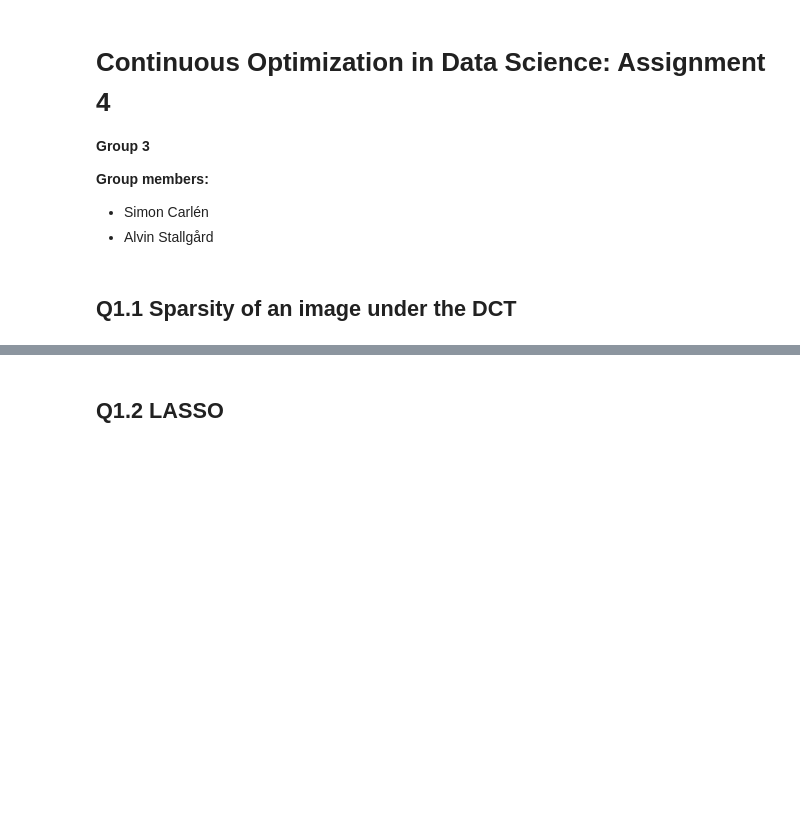
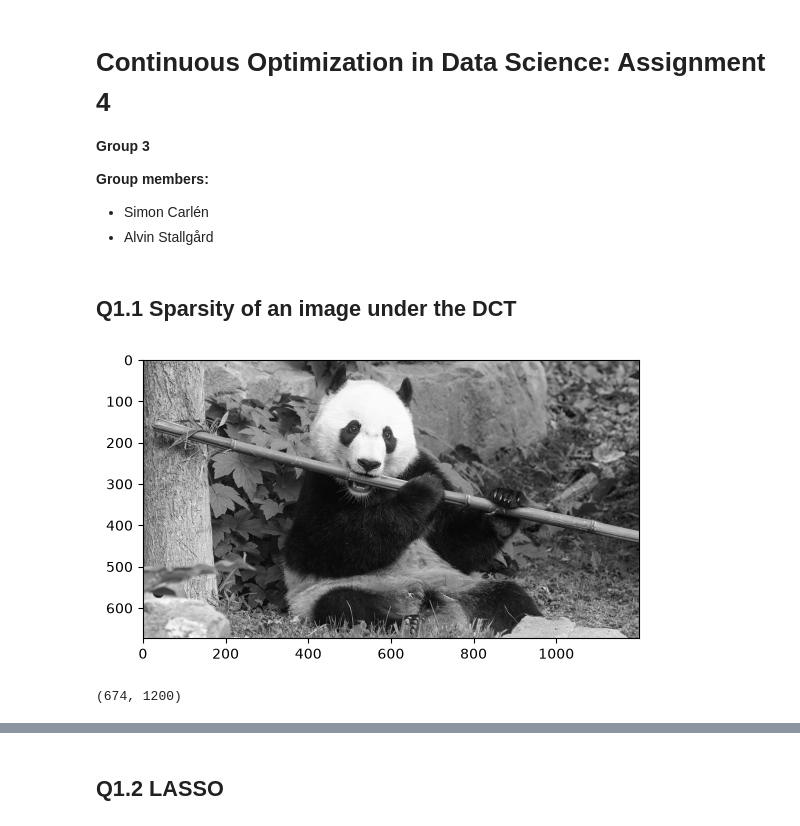
Before and after one commit to SimonC03/coding-playground, a Jupyter notebook: MPDSC/continuous-optimization/assignment4/assignment4_group3.ipynb, the cells around one changed output, grey strips where cells are left out. Saved outputs shown, nothing was run; the diff lists cells and outputs as text; code cells hidden in the pictures; blank space fills up the shorter version.

```diff
--- a/MPDSC/continuous-optimization/assignment4/assignment4_group3.ipynb
+++ b/MPDSC/continuous-optimization/assignment4/assignment4_group3.ipynb
@@ -16,11 +16,16 @@ from sklearn.datasets import load_diabetes
 # %%
 # plt.imread gives values in [0, 1], scale to 0-255 so that t in [1e4, 1e7] makes sense
 img = plt.imread('panda.png')[:, :, :3] * 255
 # generating grayscale image:
 bw_img = np.sum(img, 2) / 3
 
 # (a) 2D DCT transform
 coeffs = transform.dct(transform.dct(bw_img, axis=0), axis=1)
+plt.imshow(bw_img, cmap='gray')
+plt.show()
 print(coeffs.shape)
+# %% [output]
+[figure, added]
+(674, 1200)
 # %%
 # (b) Threshold the coefficients with t and calculate the fraction of nonzero coefficients
```
Also changed, not shown: parts of 4 cells of this notebook.
